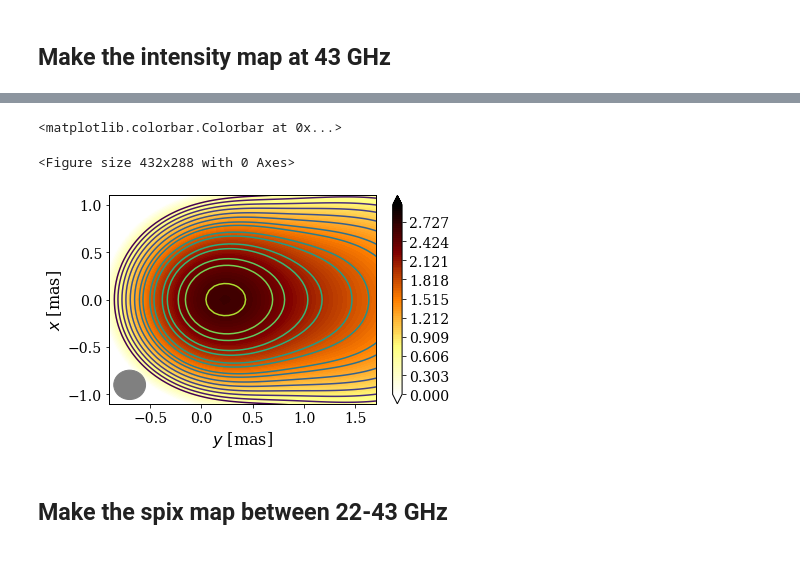
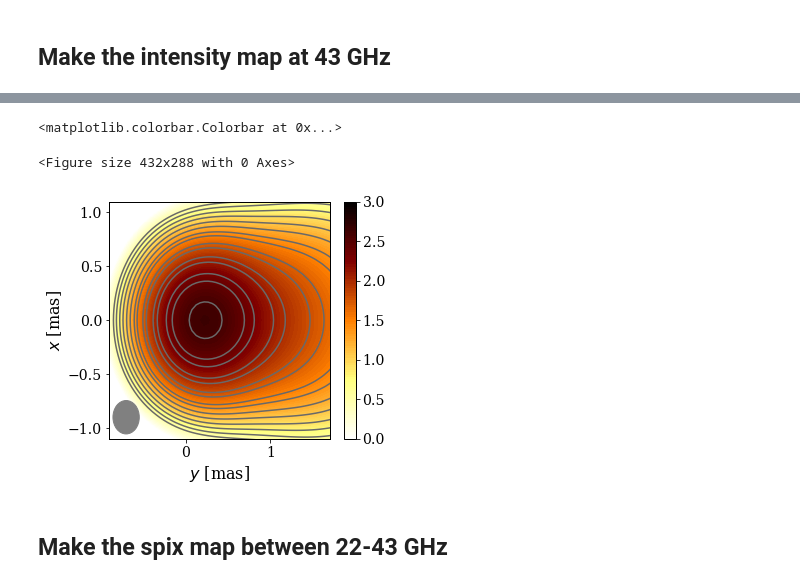
Before and after one commit to santimda/ExtendedJet, a Jupyter notebook: PostProcessing/EHT-maps.ipynb, the cells around one changed output, grey strips where cells are left out. Cells and saved outputs as stored; diff of their text form; code cells hidden in the pictures.

Commit message:
Improvements in colorbars, etc.

```diff
--- a/PostProcessing/EHT-maps.ipynb
+++ b/PostProcessing/EHT-maps.ipynb
@@ -220,10 +220,10 @@ def Make_spix_map( x_c, y_c, nu1, F_map1, nu2, F_map2, clip1, clip2):
 # %%
 nu_43 = 43.0 # GHz
 sigma_x, sigma_y = 0.31, 0.31
-x_map, y_map, L_map1 = make_F_map( nu_43, Nx )
+x_map, y_map, L_map = make_F_map( nu_43, Nx )
 # First mirror and convert to fluxes
-x_map22, F_map1 = Flux_mirror_map( x_map, L_map1)
-x_c, y_c, F_map_c1 = Convolve_map( x_map, x_map22, y_map, F_map1, sigma_x, sigma_y )
+x_map22, F_map = Flux_mirror_map( x_map, L_map)
+x_c0, y_c0, F_map_c = Convolve_map( x_map, x_map22, y_map, F_map, sigma_x, sigma_y )
 # %% [output]
 (Ns, NSED_sy) = ( 150 ,  150 )
 Entramos a faceon_projection
@@ -249,39 +249,39 @@ nice_fonts = {
         "text.usetex": False,
         "font.family": 'serif',
         # Use 10pt font in plots, to match 10pt font in document
         "axes.labelsize": 16,
         "font.size": 16,
         "axes.linewidth":1,
         "axes.titlesize":20,
         # Make the legend/label fonts a little smaller
         "legend.fontsize": 10,
         "xtick.labelsize": 14,
         "ytick.labelsize": 14,
 }
 matplotlib.rcParams.update(nice_fonts)
 
 plt.clf()
-#fig, ax1 = plt.subplots(1, 1, figsize=(10.4, 8.8)) # proportion: 2.6/2.2
-fig, ax = plt.subplots(1, 1)
+fig, ax = plt.subplots(1, 1, figsize=(5.2, 4.4)) # proportion: 2.6/2.2
+#fig, ax = plt.subplots(1, 1)
 ax.set_xlabel(r"$y$ [mas]")
 ax.set_ylabel(r"$x$ [mas]")
 ax.set_xlim([-0.9, 1.7])
 ax.set_ylim([-1.1, 1.1])
-cmap  = plt.cm.afmhot_r
+palette = plt.cm.afmhot_r
 #cmap.set_label(r"$S_\nu$ [mJy beam$^{-1}$]")
-CS_conv = ax.contourf( y_c, x_c, np.log10(F_map_c1), cmap=cmap, levels=np.linspace(0, 3, 100), extend="both")
+ticks = [0, 0.5, 1, 1.5, 2, 2.5, 3]
+CS_conv = ax.contourf( y_c0, x_c0, np.log10(F_map_c), cmap=palette, levels=np.linspace(0, 3, 100) )
 
 #Agregar contornos a (1, 1.4, 2, 2.8...)*3 mJy beam^-1 --> son 19? aprox
-obs_cont = np.log10(np.array([1, 1.4, 2, 2.8, 4, 5.6, 8, 10.2, 16, 20.4, 32, 40.8, 64, 81.6, 128, 163.2, 256])*3) # HACERLOS EN GRIS!
-plot_cont = ax.contour( y_c, x_c, np.log10(F_map_c1), levels=obs_cont, extend="both")
+obs_cont = np.log10(np.array([1, 1.4, 2, 2.8, 4, 5.6, 8, 10.2, 16, 20.4, 32, 40.8, 64, 81.6, 128, 163.2, 256])*3)
+plot_cont = ax.contour( y_c0, x_c0, np.log10(F_map_c), levels=obs_cont, extend="both", colors='dimgrey')
 
 el = Ellipse((-0.7, -0.9), sigma_y, sigma_x, color='grey')
-
 ax.add_patch(el)
 
 plt.tight_layout()
-fig.colorbar( CS_conv)
+fig.colorbar( CS_conv, ticks=ticks )
 # %% [output]
 <matplotlib.colorbar.Colorbar at 0x...>
 <Figure size 432x288 with 0 Axes>
-[figure, old version]
+[figure, new version]
```
Also changed, not shown: parts of 9 cells of this notebook.
